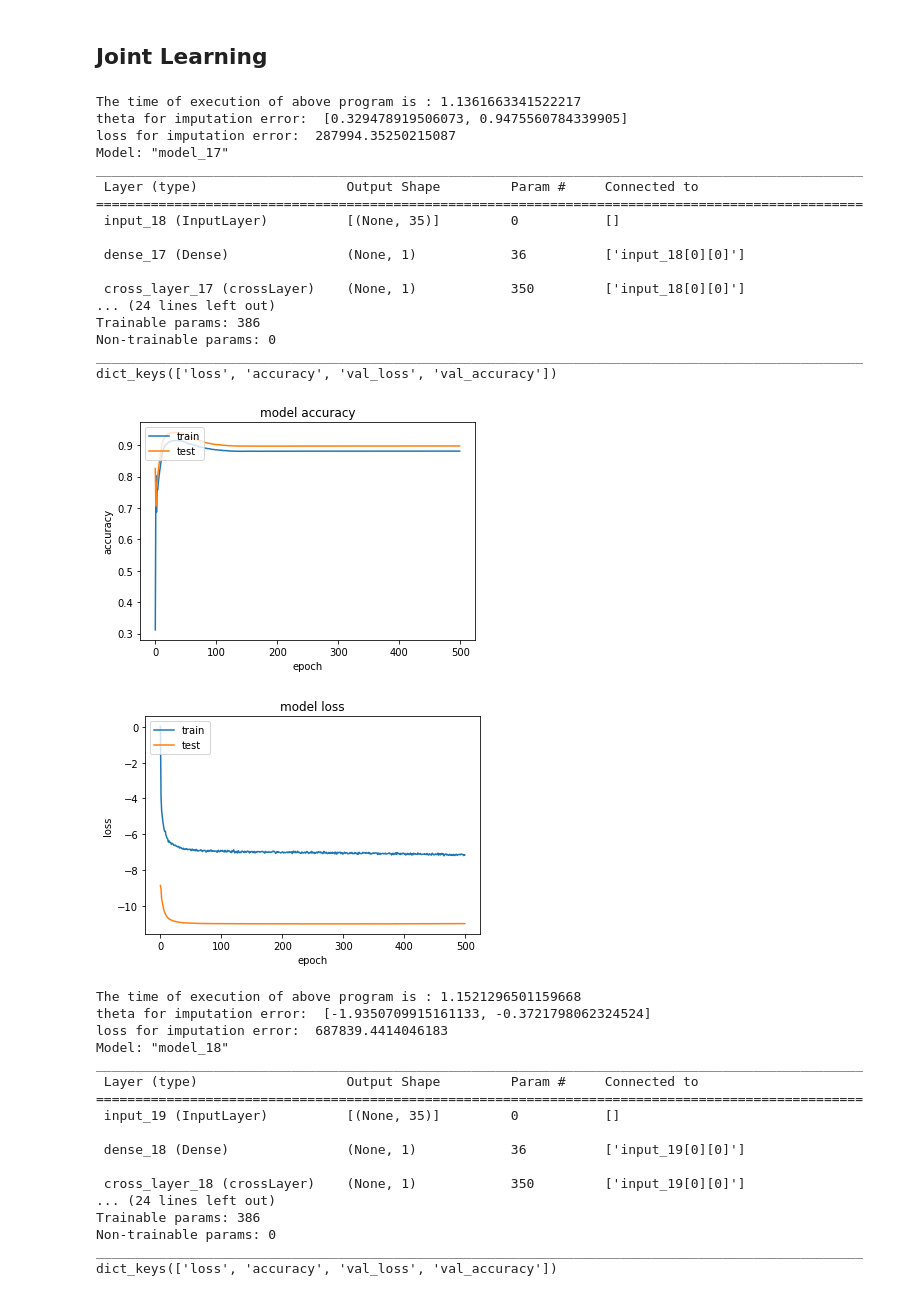
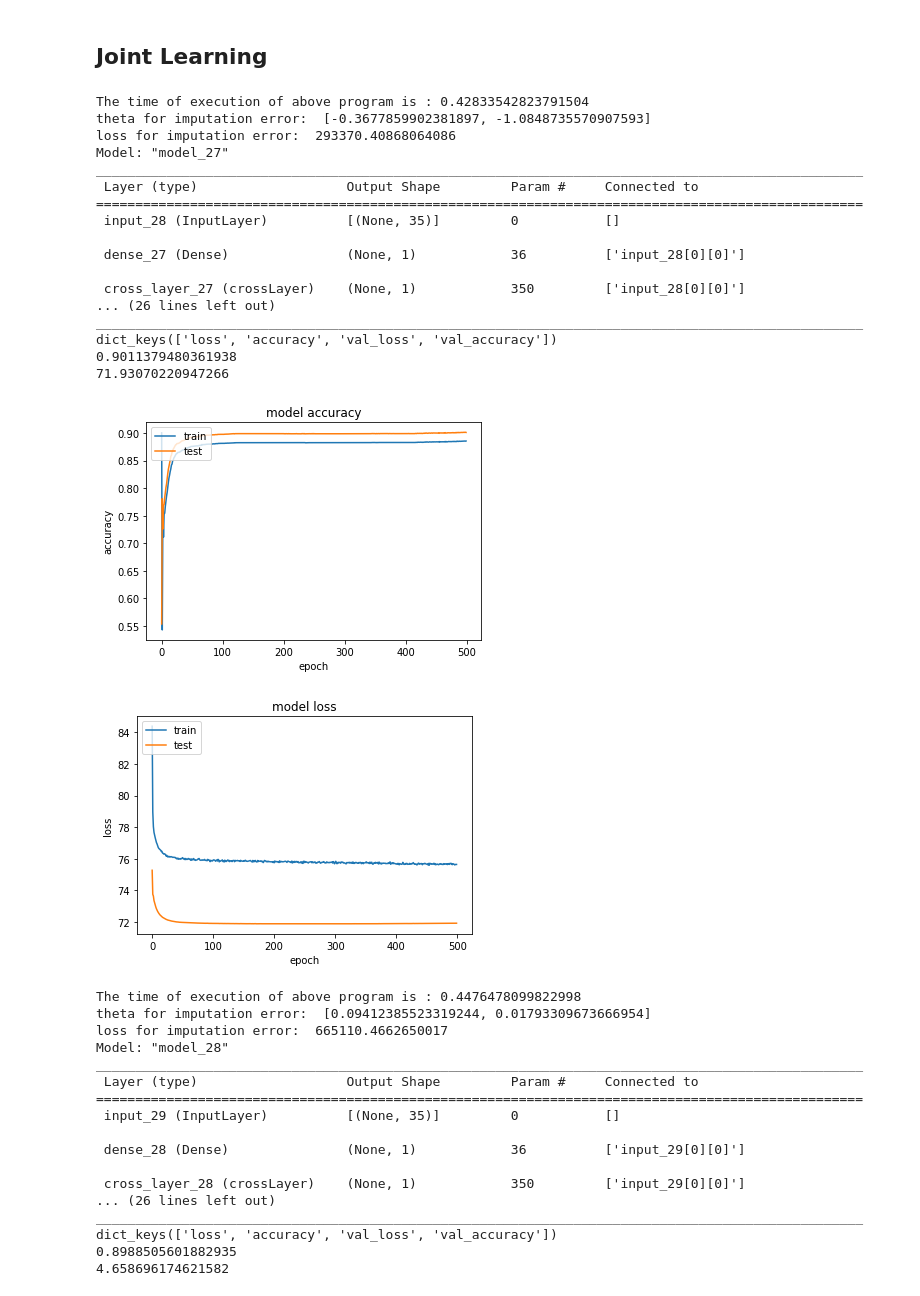
Before and after one commit to Recommendation-System-Project/Recommendation-system, a Jupyter notebook: DR_coat.ipynb, the cells around one changed output. Saved outputs shown, nothing was run; the diff lists cells and outputs as text; code cells hidden in the pictures.

```diff
--- a/DR_coat.ipynb
+++ b/DR_coat.ipynb
@@ -63,7 +63,7 @@ def gradient_descent(w, y, le, observed_e, predicted_r, propensities, max_iter,
   # plt.show()
   # return theta, loss
   for j in range(m):
-      every_loss = le(w,y,predicted_r[j],observed_e[j],propensities[j]).item()
+      every_loss = le(theta[0],theta[1],predicted_r[j],observed_e[j],propensities[j]).item()
       loss = loss + every_loss
   return theta, loss
 # %% [markdown]
@@ -191,7 +194,7 @@ ratings_test = np.genfromtxt("data/test.ascii", dtype=None).astype(np.float32)
 test_accuracy = 0.5
 
 iter_count = 0
-max_iter_joint = 10
+max_iter_joint = 100
 while test_accuracy <= 0.95 and iter_count < max_iter_joint:
   observed_e = predicted_r - observed_r # e_ui
   observed_e_1d = observed_e.flatten()
@@ -209,60 +212,59 @@ while test_accuracy <= 0.95 and iter_count < max_iter_joint:
   print("The time of execution of above program is :", end-start)
   print("theta for imputation error: ", theta)
   print("loss for imputation error: ", loss)
 
   predicted_e = theta[0]*((predicted_r - theta[1])**2)
 
   # Training FM
   x_trn = features_matrix
   y_trn = ratings_train.flatten()
   y_tst = ratings_test.flatten()
 
   # 定义模型
   model = FM(x_trn.shape[1], predicted_e.astype(np.float32), propensities, O_mask.astype(np.float32))
 
   # 训练模型
   history = model.fit(x_trn, y_trn, epochs=500, batch_size=87000, validation_data=(x_trn, y_tst), verbose = 0)
   predicted_r_1d = model.predict(features_matrix).reshape(87000,)
   predicted_r = predicted_r_1d.reshape(290,300)
   iter_count += 1
   test_accuracy = history.history['val_accuracy'][-1]
 
-  model.summary()
   result(history)
 # %% [output]
-The time of execution of above program is : 1.1361663341522217
-theta for imputation error:  [0.329478919506073, 0.9475560784339905]
-loss for imputation error:  287994.35250215087
-Model: "model_17"
+The time of execution of above program is : 0.42833542823791504
+theta for imputation error:  [-0.3677859902381897, -1.0848735570907593]
+loss for imputation error:  293370.40868064086
+Model: "model_27"
 __________________________________________________________________________________________________
  Layer (type)                   Output Shape         Param #     Connected to
 ==================================================================================================
- input_18 (InputLayer)          [(None, 35)]         0           []
+ input_28 (InputLayer)          [(None, 35)]         0           []
 
- dense_17 (Dense)               (None, 1)            36          ['input_18[0][0]']
+ dense_27 (Dense)               (None, 1)            36          ['input_28[0][0]']
 
- cross_layer_17 (crossLayer)    (None, 1)            350         ['input_18[0][0]']
-... (24 lines left out)
-Trainable params: 386
-Non-trainable params: 0
+ cross_layer_27 (crossLayer)    (None, 1)            350         ['input_28[0][0]']
+... (26 lines left out)
 __________________________________________________________________________________________________
 dict_keys(['loss', 'accuracy', 'val_loss', 'val_accuracy'])
+0.9011379480361938
+71.93070220947266
-[figure, old version]
+[figure, new version]
-[figure, old version]
+[figure, new version]
-The time of execution of above program is : 1.1521296501159668
-theta for imputation error:  [-1.9350709915161133, -0.3721798062324524]
-loss for imputation error:  687839.4414046183
-Model: "model_18"
+The time of execution of above program is : 0.4476478099822998
+theta for imputation error:  [0.09412385523319244, 0.01793309673666954]
+loss for imputation error:  665110.4662650017
+Model: "model_28"
 __________________________________________________________________________________________________
  Layer (type)                   Output Shape         Param #     Connected to
 ==================================================================================================
- input_19 (InputLayer)          [(None, 35)]         0           []
+ input_29 (InputLayer)          [(None, 35)]         0           []
 
- dense_18 (Dense)               (None, 1)            36          ['input_19[0][0]']
+ dense_28 (Dense)               (None, 1)            36          ['input_29[0][0]']
 
- cross_layer_18 (crossLayer)    (None, 1)            350         ['input_19[0][0]']
-... (24 lines left out)
-Trainable params: 386
-Non-trainable params: 0
+ cross_layer_28 (crossLayer)    (None, 1)            350         ['input_29[0][0]']
+... (26 lines left out)
 __________________________________________________________________________________________________
 dict_keys(['loss', 'accuracy', 'val_loss', 'val_accuracy'])
+0.8988505601882935
+4.658696174621582
```
Also changed, not shown: parts of 6 cells of this notebook.
